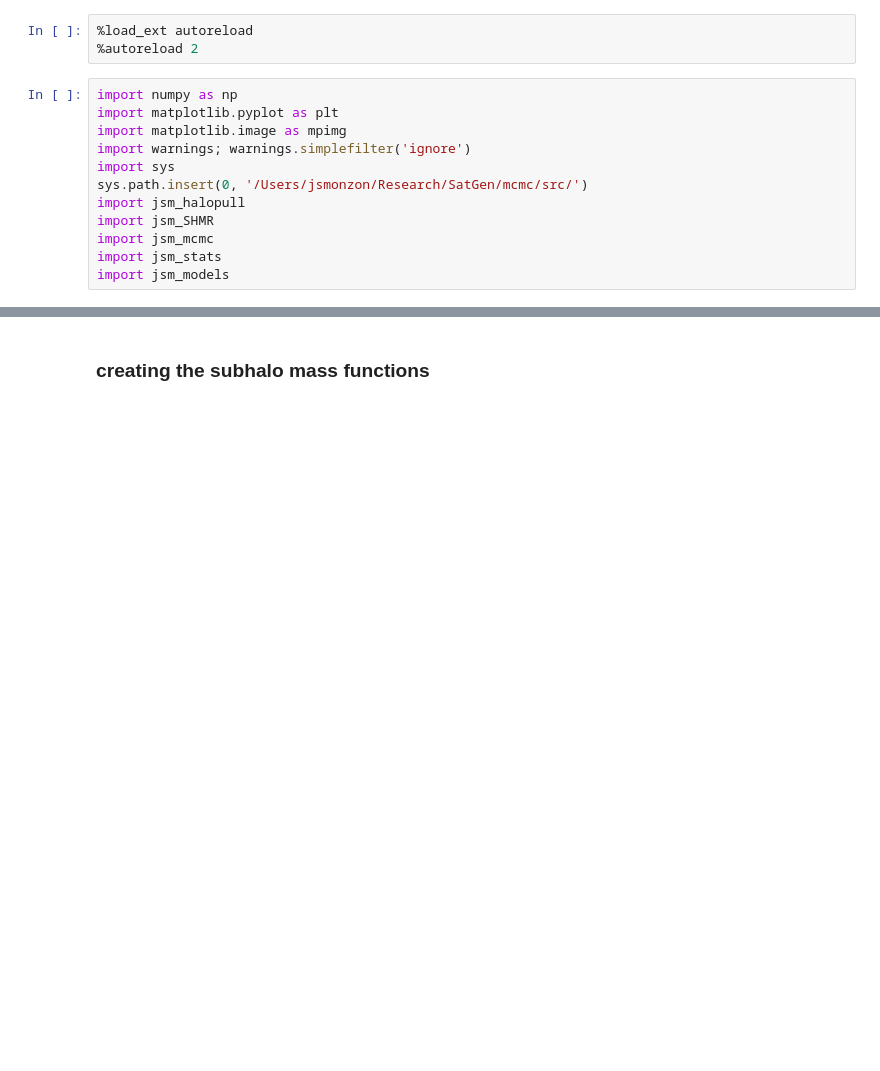
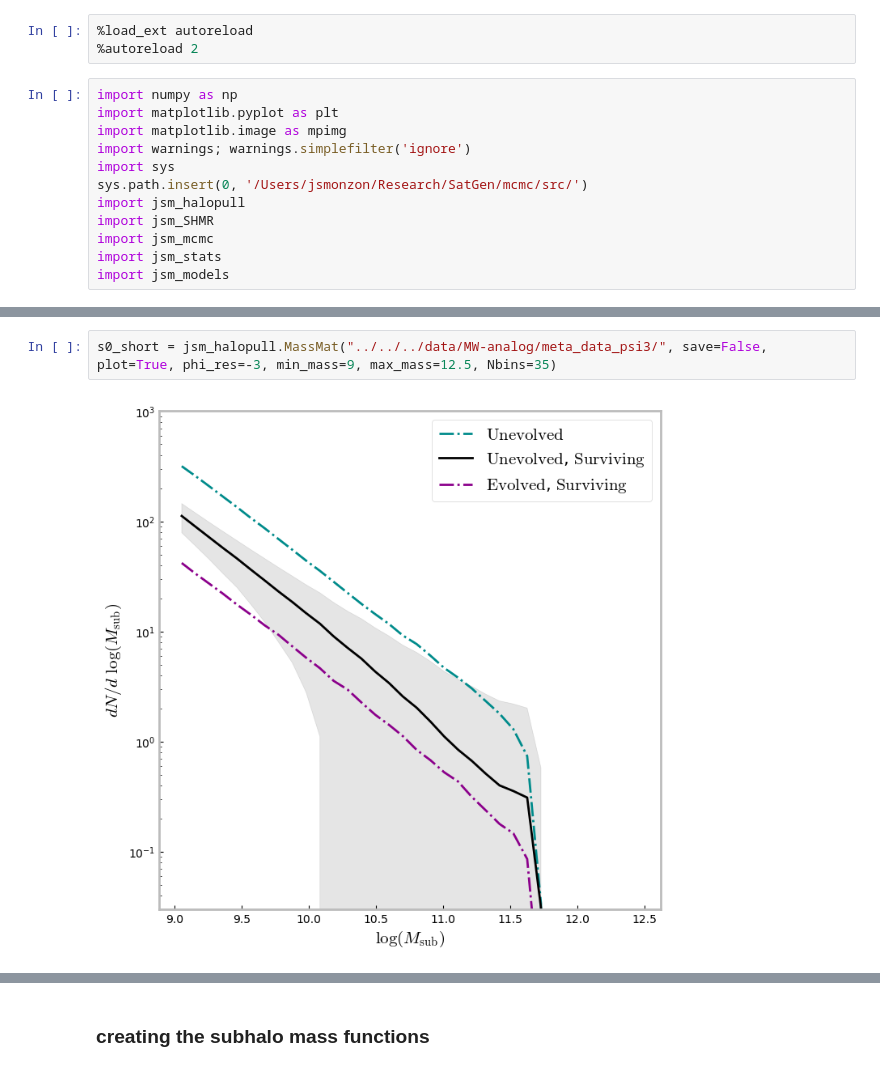
Before and after one commit to jsmonzon/SatGen, a Jupyter notebook: notebooks/paper/SHMF_plot.ipynb, the cells around one changed output, grey strips where cells are left out. Cells and saved outputs as stored; diff of their text form; blank space fills up the shorter version.

```diff
--- a/notebooks/paper/SHMF_plot.ipynb
+++ b/notebooks/paper/SHMF_plot.ipynb
@@ -23,0 +29,4 @@ plt.rc('legend',fontsize=15) # using a size in points
+# %%
+s0_short = jsm_halopull.MassMat("../../../data/MW-analog/meta_data_psi3/", save=False, plot=True, phi_res=-3, min_mass=9, max_mass=12.5, Nbins=35)
+# %% [output]
+[figure, added]
```
Also changed, not shown: parts of 21 cells of this notebook, 35 other files.
